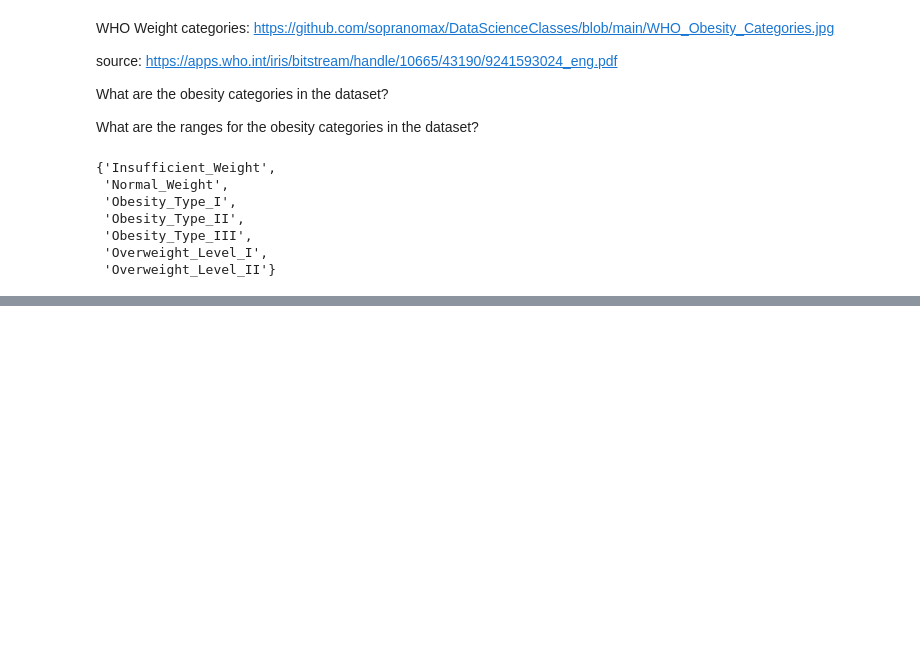
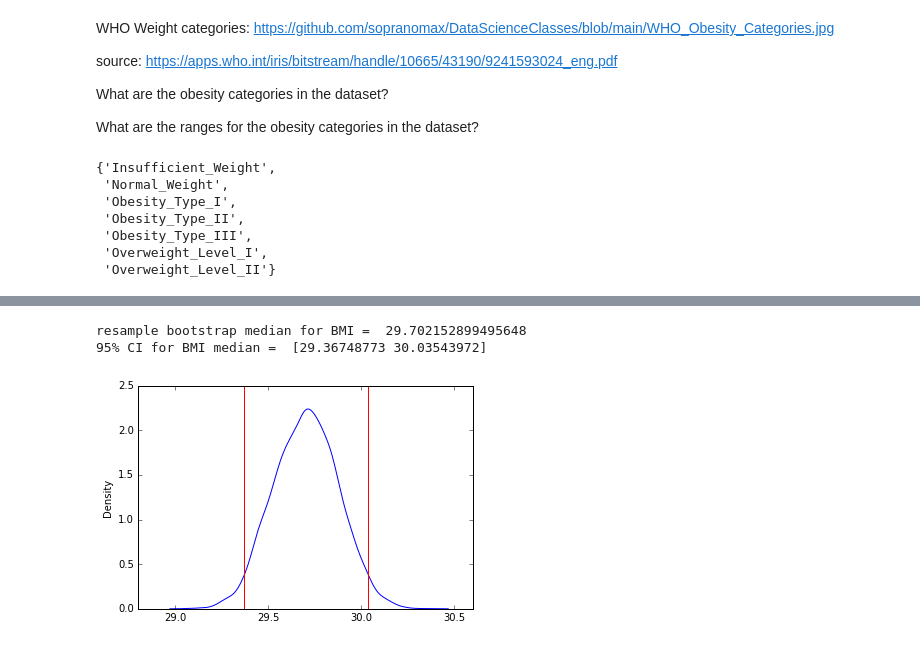
Before and after one commit to MCMacy/DataScienceClasses, a Jupyter notebook: Data201_Project1_Obesity.ipynb, the cells around one changed output, grey strips where cells are left out. Cells and saved outputs as stored; diff of their text form; code cells hidden in the pictures; blank space fills up the shorter version.

```diff
--- a/Data201_Project1_Obesity.ipynb
+++ b/Data201_Project1_Obesity.ipynb
@@ -107,0 +150,22 @@ o_ranges = np.array(o_cats, )
+# %%
+from sklearn.utils import resample
+
+# perform bootstrap using sklean resample
+
+bmi_median_samples = []
+for i in range(5000):
+                boot_sample = resample(o_data['BMI'])           # does bootstrap; replace = True
+                bmi_median_samples.append(boot_sample.mean())
+
+print("resample bootstrap median for BMI = ", np.mean(bmi_median_samples))
+
+conf_int = np.percentile(bmi_median_samples, [2.5, 97.5])
+print("95% CI for BMI median = ", conf_int)
+
+sns.kdeplot(bmi_median_samples)
+for endpoint in conf_int:
+    plt.axvline(endpoint, color='red')
+# %% [output]
+resample bootstrap median for BMI =  29.702152899495648
+95% CI for BMI median =  [29.36748773 30.03543972]
+[figure, added]
```
Also changed, not shown: parts of 5 cells of this notebook.
